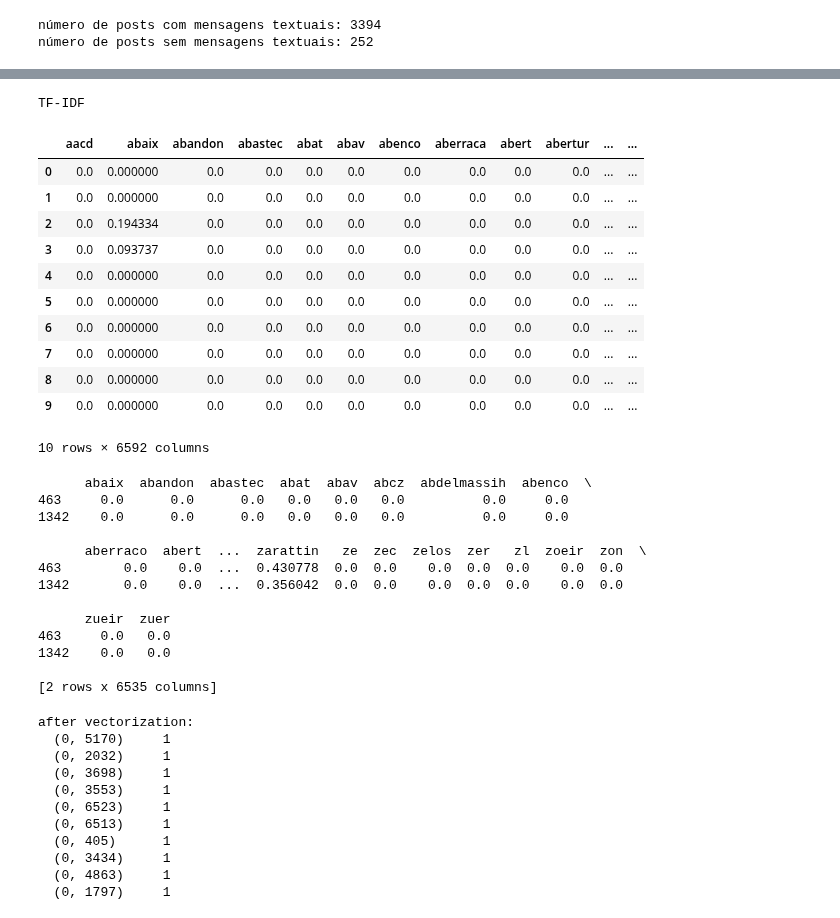
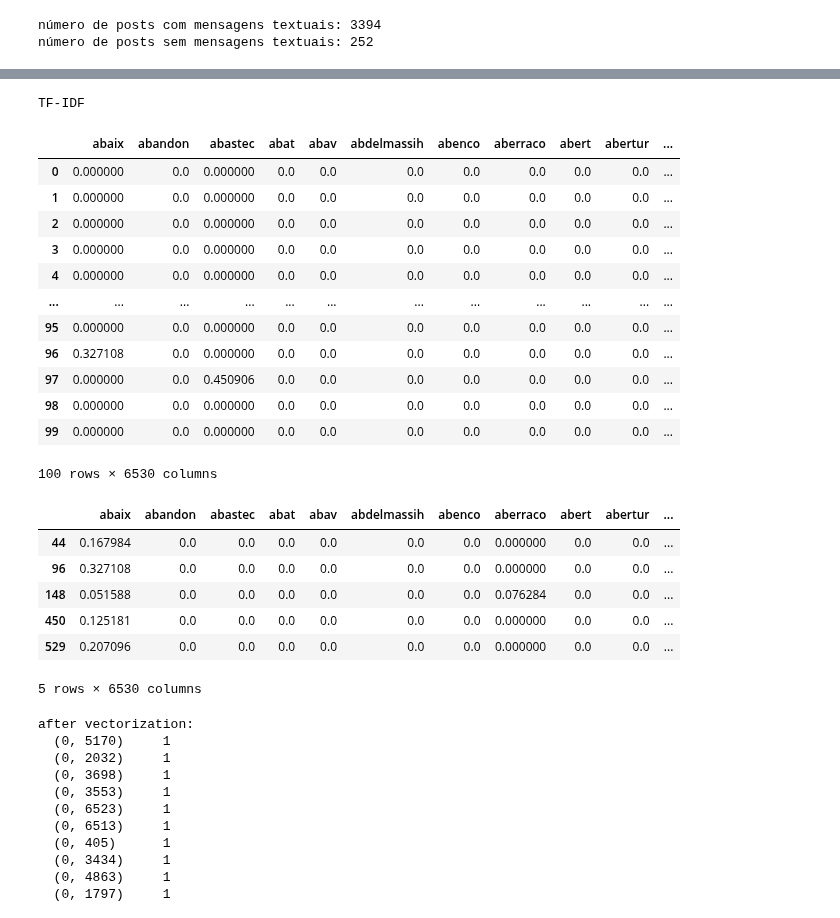
Before and after one commit to LucasPereiraMiranda/social-media-analysis, a Jupyter notebook: source/jupyter/ understanding_lda.ipynb, the cells around one changed output, grey strips where cells are left out. Cells and saved outputs as stored; diff of their text form; code cells hidden in the pictures.

```diff
--- a/source/jupyter/ understanding_lda.ipynb
+++ b/source/jupyter/ understanding_lda.ipynb
@@ -56,7 +56,7 @@ número de posts sem mensagens textuais: 252
 #print('número de posts do df desconsiderando os posts sem menssagens textuais: {0}'.format(str(len(df_candidate))))
 # %%
 # separando o df de treinamento (30%) e o df de testes(70%) de maneira 'embaralhada'
-df_training, df_test = train_test_split(df_candidate,train_size=0.7,test_size=0.3,shuffle=True)
+df_training, df_test = train_test_split(df_candidate,train_size=0.7,test_size=0.3,shuffle=False)
 # %%
 print('número de posts do conjunto de treinamento (70%): {0}'.format(str(len(df_training))))
 df_training.head(5)
@@ -82,59 +82,57 @@ número de posts do conjunto de teste (30%): 1094
 # %%
 #============================================================================================
 # realizando o tf idf no df['pre_processed_message'] de treinamento
 #============================================================================================
+
+# tf idf é uma medida estatística que tem o intuito de indicar a importância de uma palavra
+# de um documento em relação a uma coleção de documentos ou em um corpus linguístico.
 
 # instanciando o objeto para fazer o tf-idf
 tfidf_vectorizer = TfidfVectorizer(analyzer='word')
 
 # converte os documentos em matrizes
 tfidf_matrix = tfidf_vectorizer.fit_transform(df_training['pre_processed_message'])
 
 # obtendo as palavras (tokens)
 tfidf_tokens = tfidf_vectorizer.get_feature_names()
 
 # gerando o tf-idf em um df
 # colunas são as palavras processadas
 # linhas são os documentos (post 1, post 2,post 3,post 4)
 df_tfidf_df = pd.DataFrame(data = tfidf_matrix.toarray(),columns = tfidf_tokens)
 
 
 print("\nTF-IDF\n")
-df_tfidf_df.head(10)
+df_tfidf_df.head(100)
 # %% [output]
 TF-IDF
-|  | aacd | abaix | abandon | abastec | abat | abav | abenco | aberraca | abert | abertur | ... | ... |
-| 0 | 0.0 | 0.000000 | 0.0 | 0.0 | 0.0 | 0.0 | 0.0 | 0.0 | 0.0 | 0.0 | ... | ... |
-| 1 | 0.0 | 0.000000 | 0.0 | 0.0 | 0.0 | 0.0 | 0.0 | 0.0 | 0.0 | 0.0 | ... | ... |
-| 2 | 0.0 | 0.194334 | 0.0 | 0.0 | 0.0 | 0.0 | 0.0 | 0.0 | 0.0 | 0.0 | ... | ... |
-| 3 | 0.0 | 0.093737 | 0.0 | 0.0 | 0.0 | 0.0 | 0.0 | 0.0 | 0.0 | 0.0 | ... | ... |
-| 4 | 0.0 | 0.000000 | 0.0 | 0.0 | 0.0 | 0.0 | 0.0 | 0.0 | 0.0 | 0.0 | ... | ... |
-| 5 | 0.0 | 0.000000 | 0.0 | 0.0 | 0.0 | 0.0 | 0.0 | 0.0 | 0.0 | 0.0 | ... | ... |
-| 6 | 0.0 | 0.000000 | 0.0 | 0.0 | 0.0 | 0.0 | 0.0 | 0.0 | 0.0 | 0.0 | ... | ... |
-| 7 | 0.0 | 0.000000 | 0.0 | 0.0 | 0.0 | 0.0 | 0.0 | 0.0 | 0.0 | 0.0 | ... | ... |
-| 8 | 0.0 | 0.000000 | 0.0 | 0.0 | 0.0 | 0.0 | 0.0 | 0.0 | 0.0 | 0.0 | ... | ... |
-| 9 | 0.0 | 0.000000 | 0.0 | 0.0 | 0.0 | 0.0 | 0.0 | 0.0 | 0.0 | 0.0 | ... | ... |
+|  | abaix | abandon | abastec | abat | abav | abdelmassih | abenco | aberraco | abert | abertur | ... |
+| 0 | 0.000000 | 0.0 | 0.000000 | 0.0 | 0.0 | 0.0 | 0.0 | 0.0 | 0.0 | 0.0 | ... |
+| 1 | 0.000000 | 0.0 | 0.000000 | 0.0 | 0.0 | 0.0 | 0.0 | 0.0 | 0.0 | 0.0 | ... |
+| 2 | 0.000000 | 0.0 | 0.000000 | 0.0 | 0.0 | 0.0 | 0.0 | 0.0 | 0.0 | 0.0 | ... |
+| 3 | 0.000000 | 0.0 | 0.000000 | 0.0 | 0.0 | 0.0 | 0.0 | 0.0 | 0.0 | 0.0 | ... |
+| 4 | 0.000000 | 0.0 | 0.000000 | 0.0 | 0.0 | 0.0 | 0.0 | 0.0 | 0.0 | 0.0 | ... |
+| ... | ... | ... | ... | ... | ... | ... | ... | ... | ... | ... | ... |
+| 95 | 0.000000 | 0.0 | 0.000000 | 0.0 | 0.0 | 0.0 | 0.0 | 0.0 | 0.0 | 0.0 | ... |
+| 96 | 0.327108 | 0.0 | 0.000000 | 0.0 | 0.0 | 0.0 | 0.0 | 0.0 | 0.0 | 0.0 | ... |
+| 97 | 0.000000 | 0.0 | 0.450906 | 0.0 | 0.0 | 0.0 | 0.0 | 0.0 | 0.0 | 0.0 | ... |
+| 98 | 0.000000 | 0.0 | 0.000000 | 0.0 | 0.0 | 0.0 | 0.0 | 0.0 | 0.0 | 0.0 | ... |
+| 99 | 0.000000 | 0.0 | 0.000000 | 0.0 | 0.0 | 0.0 | 0.0 | 0.0 | 0.0 | 0.0 | ... |
-10 rows × 6592 columns
+100 rows × 6530 columns
 # %%
 # Aplicando uma máscara para identificar o tf-idf de certas palavras
 
-filter_mask  = df_tfidfvect['zarattin'] != 0.0
-df_tfidf_token_mask = df_tfidfvect[filter_mask]
+filter_mask  = df_tfidf_df['abaix'] != 0.0
+df_tfidf_token_mask = df_tfidf_df[filter_mask]
 
-print(df_tfidf_token_mask)
+df_tfidf_token_mask.head()
 # %% [output]
+|  | abaix | abandon | abastec | abat | abav | abdelmassih | abenco | aberraco | abert | abertur | ... |
+| 44 | 0.167984 | 0.0 | 0.0 | 0.0 | 0.0 | 0.0 | 0.0 | 0.000000 | 0.0 | 0.0 | ... |
+| 96 | 0.327108 | 0.0 | 0.0 | 0.0 | 0.0 | 0.0 | 0.0 | 0.000000 | 0.0 | 0.0 | ... |
+| 148 | 0.051588 | 0.0 | 0.0 | 0.0 | 0.0 | 0.0 | 0.0 | 0.076284 | 0.0 | 0.0 | ... |
+| 450 | 0.125181 | 0.0 | 0.0 | 0.0 | 0.0 | 0.0 | 0.0 | 0.000000 | 0.0 | 0.0 | ... |
+| 529 | 0.207096 | 0.0 | 0.0 | 0.0 | 0.0 | 0.0 | 0.0 | 0.000000 | 0.0 | 0.0 | ... |
-      abaix  abandon  abastec  abat  abav  abcz  abdelmassih  abenco  \
-463     0.0      0.0      0.0   0.0   0.0   0.0          0.0     0.0
-1342    0.0      0.0      0.0   0.0   0.0   0.0          0.0     0.0
-
-      aberraco  abert  ...  zarattin   ze  zec  zelos  zer   zl  zoeir  zon  \
-463        0.0    0.0  ...  0.430778  0.0  0.0    0.0  0.0  0.0    0.0  0.0
-1342       0.0    0.0  ...  0.356042  0.0  0.0    0.0  0.0  0.0    0.0  0.0
-
-      zueir  zuer
-463     0.0   0.0
-1342    0.0   0.0
-
-[2 rows x 6535 columns]
+5 rows × 6530 columns
 # %%
 #============================================================================================
```
Also changed, not shown: parts of 3 cells of this notebook, 1 other file.
